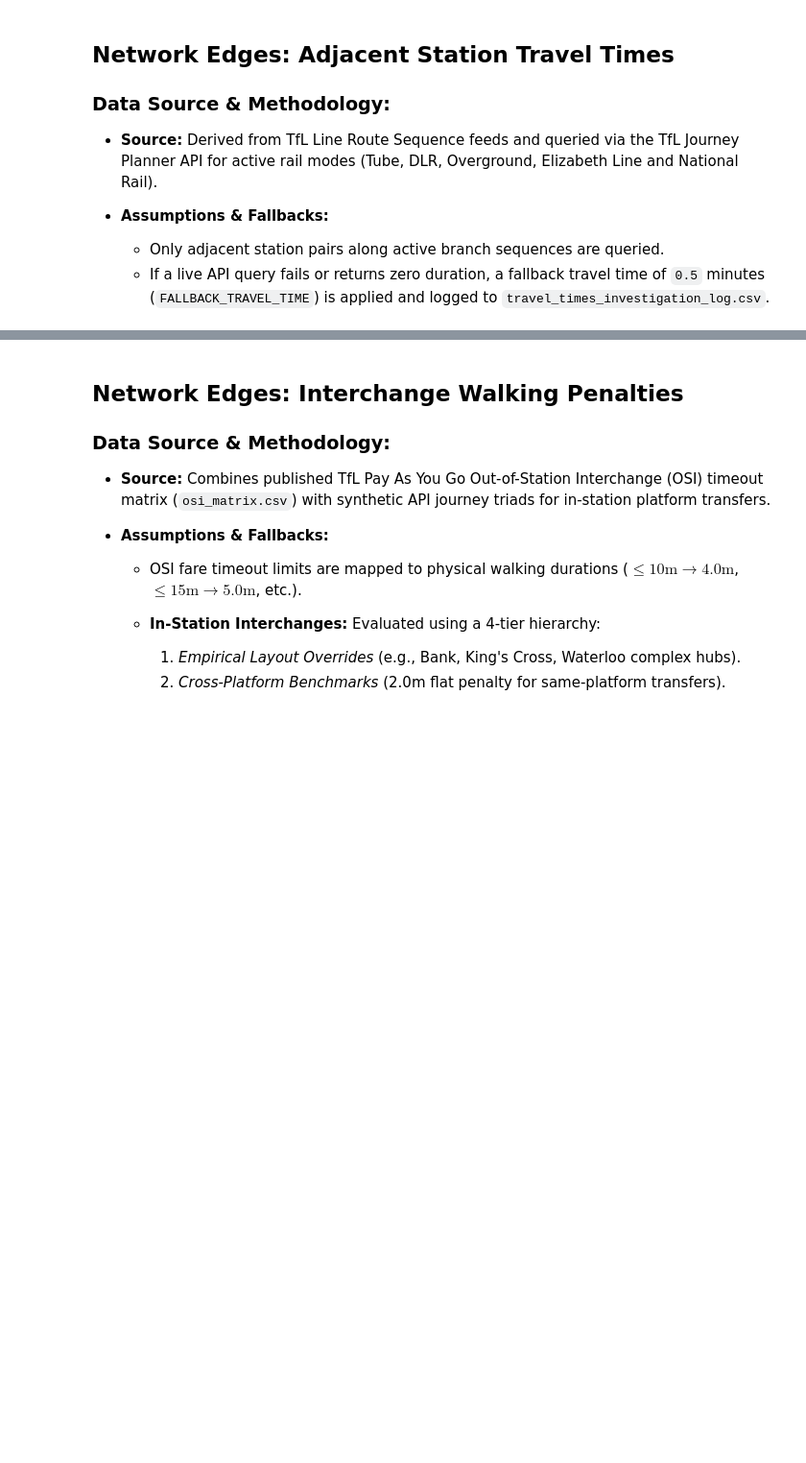
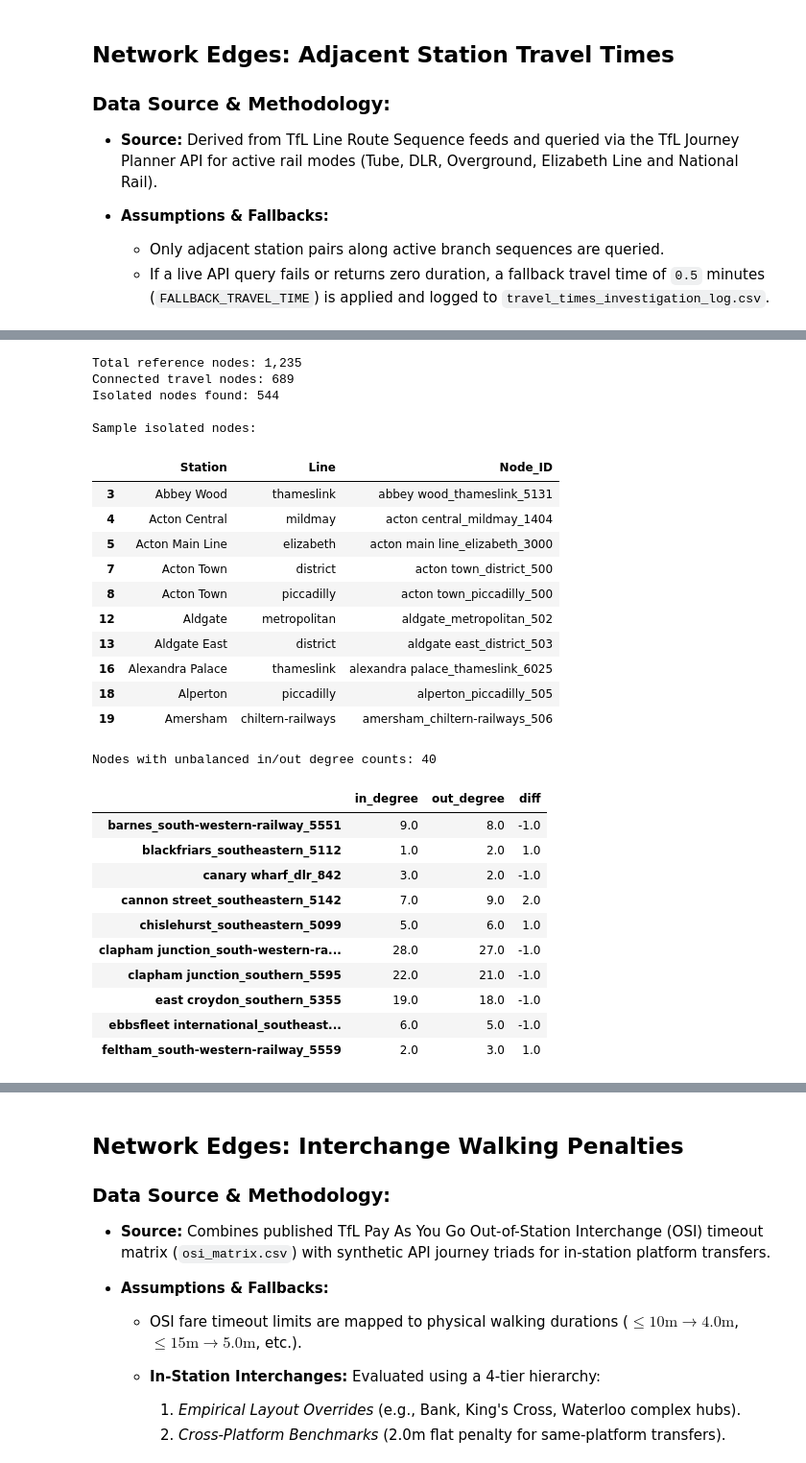
Before and after one commit to AIvahnenko12/network, a Jupyter notebook: network_interchanges.ipynb, the cells around one changed output, grey strips where cells are left out. Shown at 96% size. Drawn from its saved outputs; the diff is of its cells as text; code cells hidden in the pictures; blank space fills up the shorter version.

```diff
--- a/network_interchanges.ipynb
+++ b/network_interchanges.ipynb
@@ -284,3 +334,70 @@ Processing line: Central
+# %%
+# ==============================================================================
+# LINE CONNECTIVITY & BRANCH COVERAGE AUDIT
+# ==============================================================================
+
+# 1. Gather all travel nodes from the travel_times dataset
+from_travel_nodes = travel_times["from_node"].dropna().tolist()
+to_travel_nodes = travel_times["to_node"].dropna().tolist()
+
+all_travel_nodes = from_travel_nodes + to_travel_nodes
+unique_travel_node_list = list(set(all_travel_nodes))
+
+# a. Check for isolated nodes (in reference table but missing from travel edges)
+isolated_nodes = all_stations[~all_stations["Node_ID"].isin(unique_travel_node_list)]
+
+print(f"Total reference nodes: {len(all_stations):,}")
+print(f"Connected travel nodes: {len(unique_travel_node_list):,}")
+print(f"Isolated nodes found: {len(isolated_nodes):,}")
+
+if len(isolated_nodes) > 0:
+    print("\nSample isolated nodes:")
+    display(isolated_nodes[["Station", "Line", "Node_ID"]].head(10))
+
+# b. Check in-degree vs. out-degree balance
+in_counts = travel_times["to_node"].value_counts()
+out_counts = travel_times["from_node"].value_counts()
+
+degree_df = pd.DataFrame({
+    "in_degree": in_counts,
+    "out_degree": out_counts
+}).fillna(0)
+
+degree_df["diff"] = degree_df["out_degree"] - degree_df["in_degree"]
+unbalanced_nodes = degree_df[degree_df["diff"] != 0]
+
+print(f"\nNodes with unbalanced in/out degree counts: {len(unbalanced_nodes):,}")
+if len(unbalanced_nodes) > 0:
+    display(unbalanced_nodes.head(10))
+# %% [output]
+Total reference nodes: 1,235
+Connected travel nodes: 689
+Isolated nodes found: 544
+
+Sample isolated nodes:
+|  | Station | Line | Node_ID |
+| 3 | Abbey Wood | thameslink | abbey wood_thameslink_5131 |
+| 4 | Acton Central | mildmay | acton central_mildmay_1404 |
+| 5 | Acton Main Line | elizabeth | acton main line_elizabeth_3000 |
+| 7 | Acton Town | district | acton town_district_500 |
+| 8 | Acton Town | piccadilly | acton town_piccadilly_500 |
+| 12 | Aldgate | metropolitan | aldgate_metropolitan_502 |
+| 13 | Aldgate East | district | aldgate east_district_503 |
+| 16 | Alexandra Palace | thameslink | alexandra palace_thameslink_6025 |
+| 18 | Alperton | piccadilly | alperton_piccadilly_505 |
+| 19 | Amersham | chiltern-railways | amersham_chiltern-railways_506 |
+Nodes with unbalanced in/out degree counts: 40
+|  | in_degree | out_degree | diff |
+| barnes_south-western-railway_5551 | 9.0 | 8.0 | -1.0 |
+| blackfriars_southeastern_5112 | 1.0 | 2.0 | 1.0 |
+| canary wharf_dlr_842 | 3.0 | 2.0 | -1.0 |
+| cannon street_southeastern_5142 | 7.0 | 9.0 | 2.0 |
+| chislehurst_southeastern_5099 | 5.0 | 6.0 | 1.0 |
+| clapham junction_south-western-ra... | 28.0 | 27.0 | -1.0 |
+| clapham junction_southern_5595 | 22.0 | 21.0 | -1.0 |
+| east croydon_southern_5355 | 19.0 | 18.0 | -1.0 |
+| ebbsfleet international_southeast... | 6.0 | 5.0 | -1.0 |
+| feltham_south-western-railway_5559 | 2.0 | 3.0 | 1.0 |
 # %% [markdown]
 ## Network Edges: Expected Line Wait Times
 
```
Also changed, not shown: parts of 12 cells of this notebook, 5 other files.
